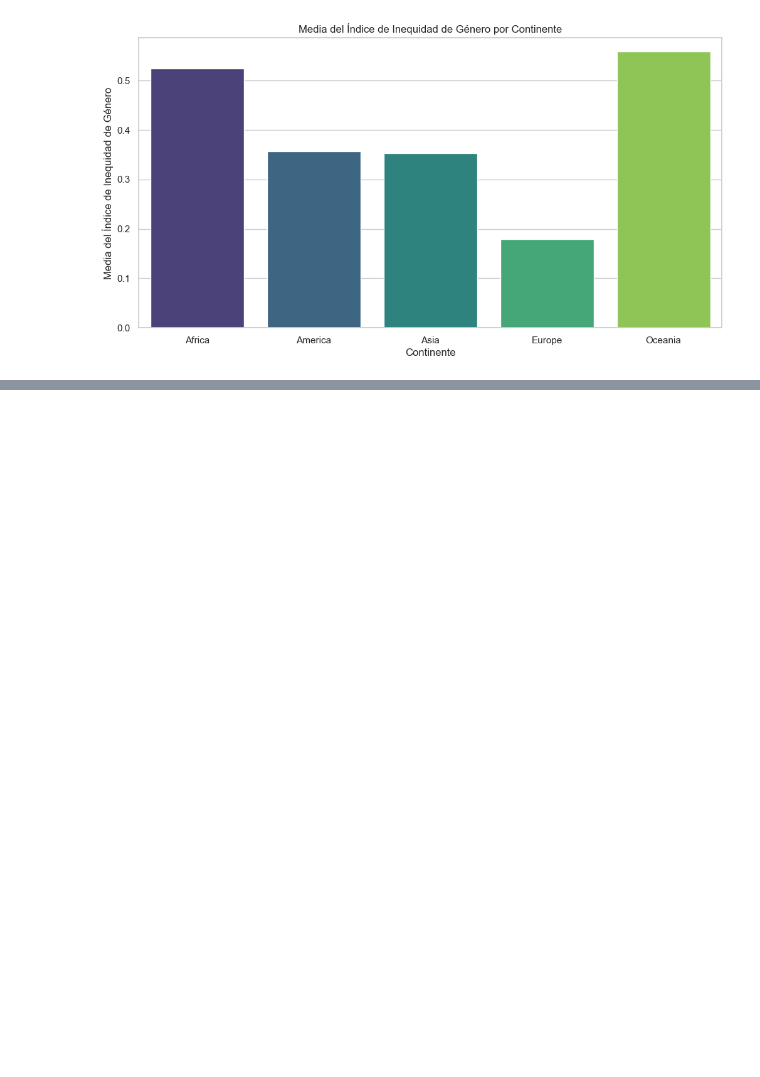
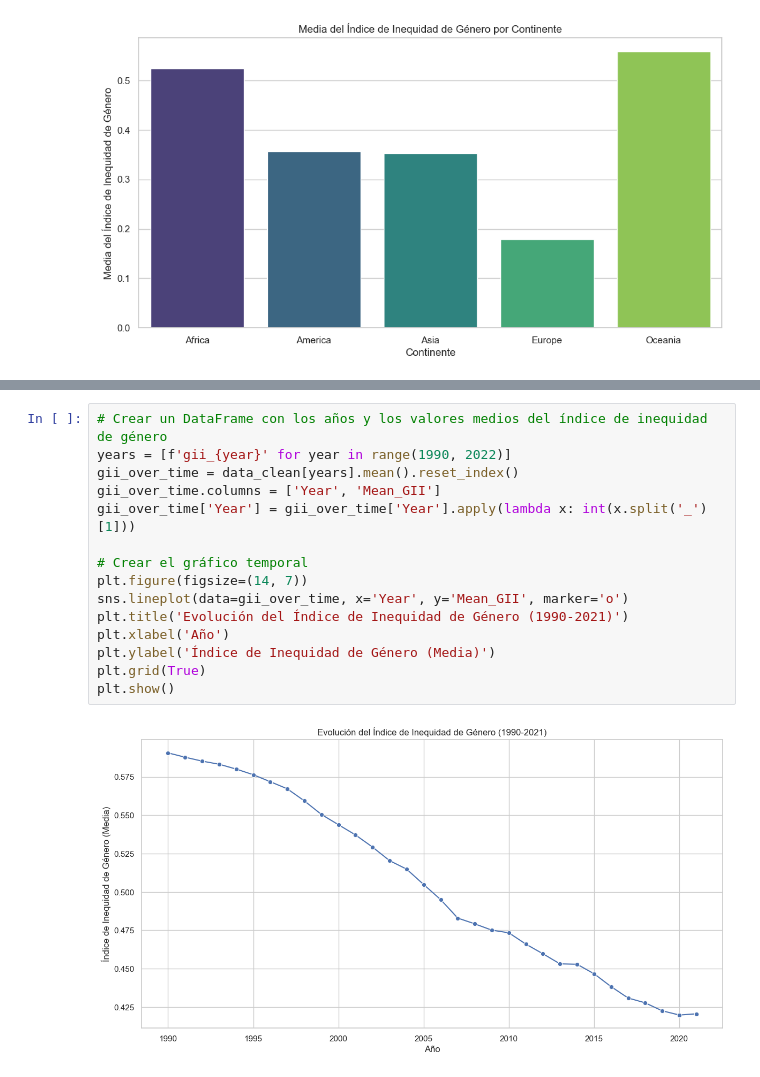
Before and after one commit to ib-frida/Gender_Inequality_Project, a Jupyter notebook: gender-inequality-project.ipynb, the cells around one changed output, grey strips where cells are left out. Cells and saved outputs as stored; diff of their text form; blank space fills up the shorter version.

```diff
--- a/gender-inequality-project.ipynb
+++ b/gender-inequality-project.ipynb
@@ -235,0 +277,17 @@ plt.show()
+# %%
+# Crear un DataFrame con los años y los valores medios del índice de inequidad de género
+years = [f'gii_{year}' for year in range(1990, 2022)]
+gii_over_time = data_clean[years].mean().reset_index()
+gii_over_time.columns = ['Year', 'Mean_GII']
+gii_over_time['Year'] = gii_over_time['Year'].apply(lambda x: int(x.split('_')[1]))
+
+# Crear el gráfico temporal
+plt.figure(figsize=(14, 7))
+sns.lineplot(data=gii_over_time, x='Year', y='Mean_GII', marker='o')
+plt.title('Evolución del Índice de Inequidad de Género (1990-2021)')
+plt.xlabel('Año')
+plt.ylabel('Índice de Inequidad de Género (Media)')
+plt.grid(True)
+plt.show()
+# %% [output]
+[figure, added]
```
Also changed, not shown: parts of 4 cells of this notebook.
